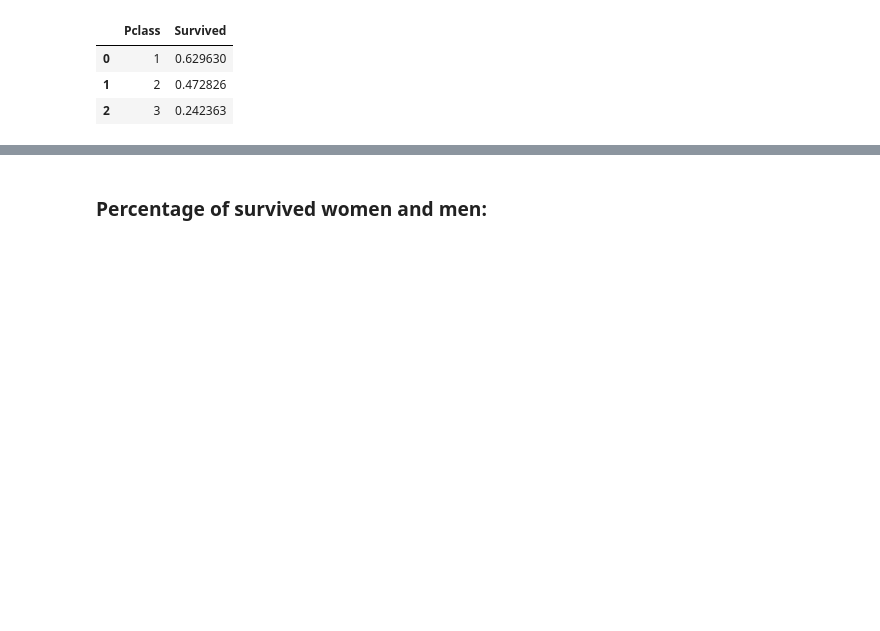
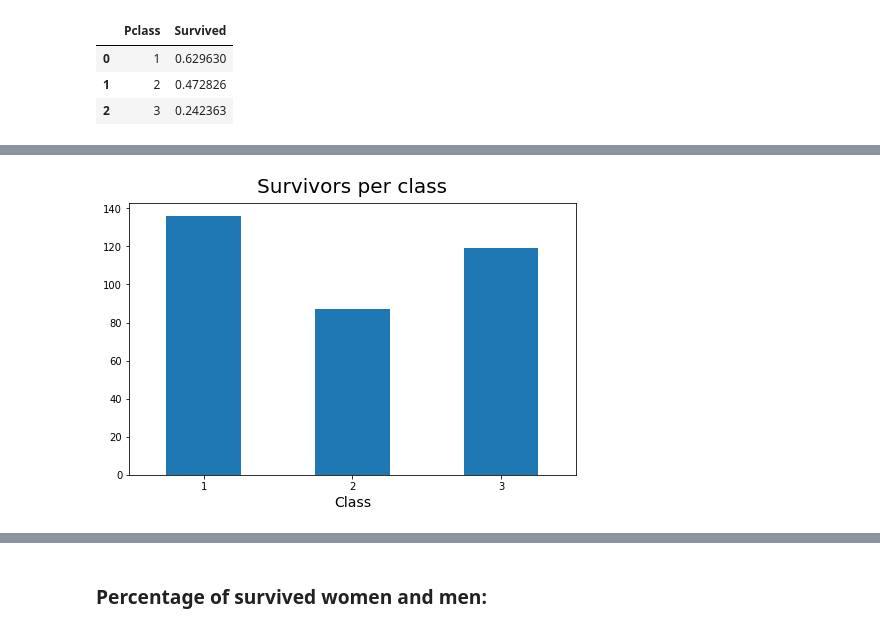
Before and after one commit to jordanfalcao/kaggle, a Jupyter notebook: titanic-disaster-survivors.ipynb, the cells around one changed output, grey strips where cells are left out. Saved outputs shown, nothing was run; the diff lists cells and outputs as text; code cells hidden in the pictures; blank space fills up the shorter version.

```diff
--- a/titanic-disaster-survivors.ipynb
+++ b/titanic-disaster-survivors.ipynb
@@ -142,0 +152,8 @@ train_df[['Pclass', 'Survived']].groupby(['Pclass'], as_index=False).mean().sort
+# %%
+ax = train_df[train_df['Survived'] == 1].groupby('Pclass').sum()['Survived'].plot(kind='bar', rot=0, legend=None,
+                                                                        label='index',figsize=(8,5))
+ax.set_xlabel('Class', fontsize = 14)
+ax.set_title('Survivors per class', fontsize = 20, pad=10)
+plt.show()
+# %% [output]
+[figure, added]
```
Also changed, not shown: parts of 3 cells of this notebook.
